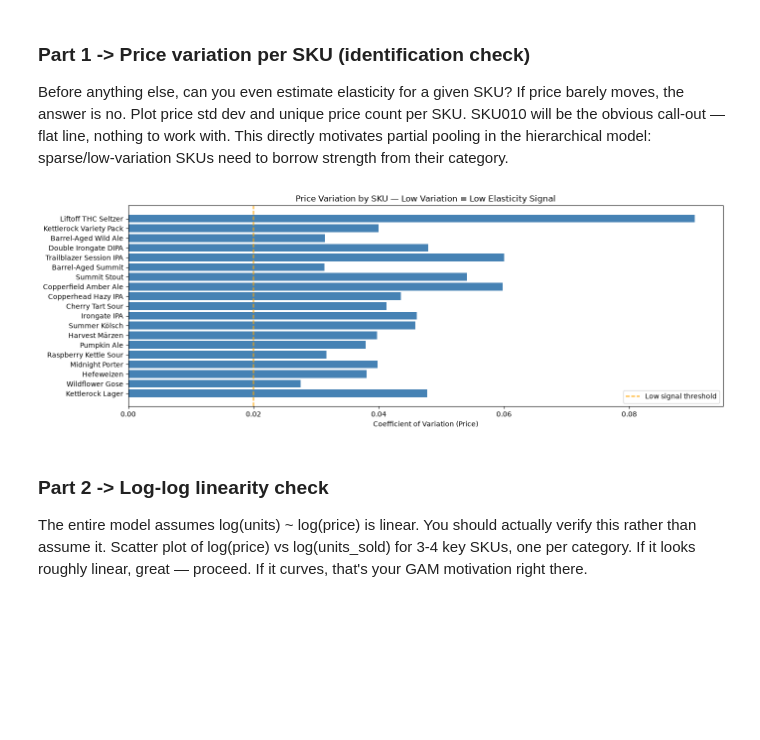
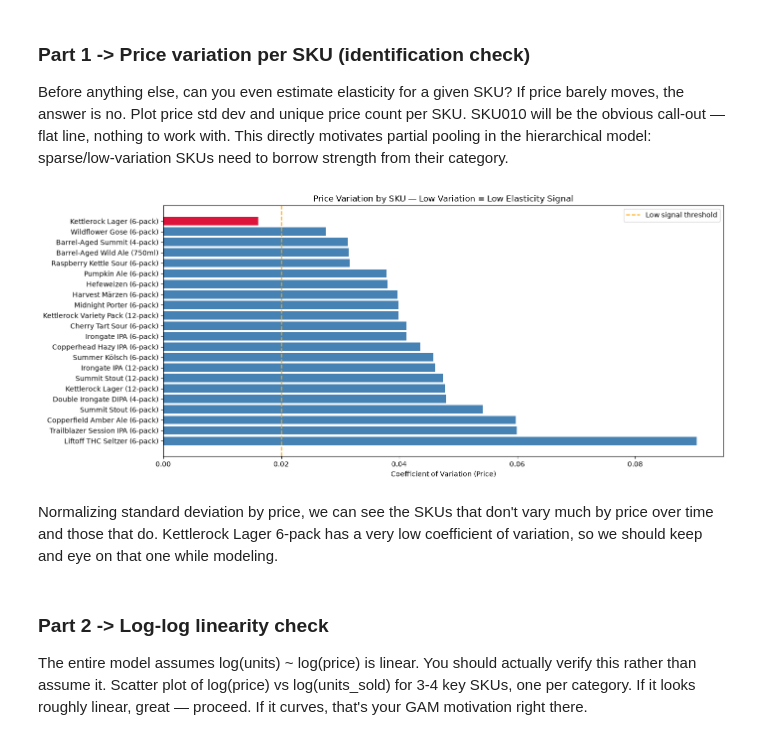
Before and after one commit to jwalluww/MarketingScience, a Jupyter notebook: price-elasticity/notebooks/price_elasticity.ipynb, the cells around one changed output. Drawn from its saved outputs; the diff is of its cells as text; code cells hidden in the pictures; blank space fills up the shorter version.

```diff
--- a/price-elasticity/notebooks/price_elasticity.ipynb
+++ b/price-elasticity/notebooks/price_elasticity.ipynb
@@ -281,28 +384,30 @@ from scipy import stats
 Before anything else, can you even estimate elasticity for a given SKU? If price barely moves, the answer is no. Plot price std dev and unique price count per SKU. SKU010 will be the obvious call-out — flat line, nothing to work with. This directly motivates partial pooling in the hierarchical model: sparse/low-variation SKUs need to borrow strength from their category.
 # %%
 price_var = (
-    df.groupby(['sku_id', 'sku_name', 'category'])['price']
+    df.groupby(['sku_id', 'sku_name', 'category', 'pack_size'])['price']
     .agg(std='std', n_unique='nunique', mean='mean')
     .reset_index()
-    .sort_values('std')
 )
 
-# coefficient of variation — normalizes across price tiers
-price_var['cv'] = price_var['std'] / price_var['mean']
+price_var['cv']    = price_var['std'] / price_var['mean']
+price_var['label'] = price_var['sku_name'] + ' (' + price_var['pack_size'] + ')'
+price_var = price_var.sort_values('cv', ascending=False)
 
 colors = ['crimson' if sid == 'SKU010' else 'steelblue'
           for sid in price_var['sku_id']]
 
-fig, ax = plt.subplots(figsize=(14, 5))
-bars = ax.barh(price_var['sku_name'], price_var['cv'], color=colors)
+fig, ax = plt.subplots(figsize=(14, 6))
+ax.barh(price_var['label'], price_var['cv'], color=colors)
 ax.set_xlabel('Coefficient of Variation (Price)')
 ax.set_title('Price Variation by SKU — Low Variation = Low Elasticity Signal')
 ax.axvline(0.02, color='orange', linestyle='--', label='Low signal threshold')
 ax.legend()
 plt.tight_layout()
 plt.show()
 # %% [output]
-[figure, old version]
+[figure, new version]
+# %% [markdown]
+Normalizing standard deviation by price, we can see the SKUs that don't vary much by price over time and those that do. Kettlerock Lager 6-pack has a very low coefficient of variation, so we should keep and eye on that one while modeling.
 # %% [markdown]
 ### Part 2 -> Log-log linearity check
 The entire model assumes log(units) ~ log(price) is linear. You should actually verify this rather than assume it. Scatter plot of log(price) vs log(units_sold) for 3-4 key SKUs, one per category. If it looks roughly linear, great — proceed. If it curves, that's your GAM motivation right there.
```
Also changed, not shown: parts of 8 cells of this notebook.
